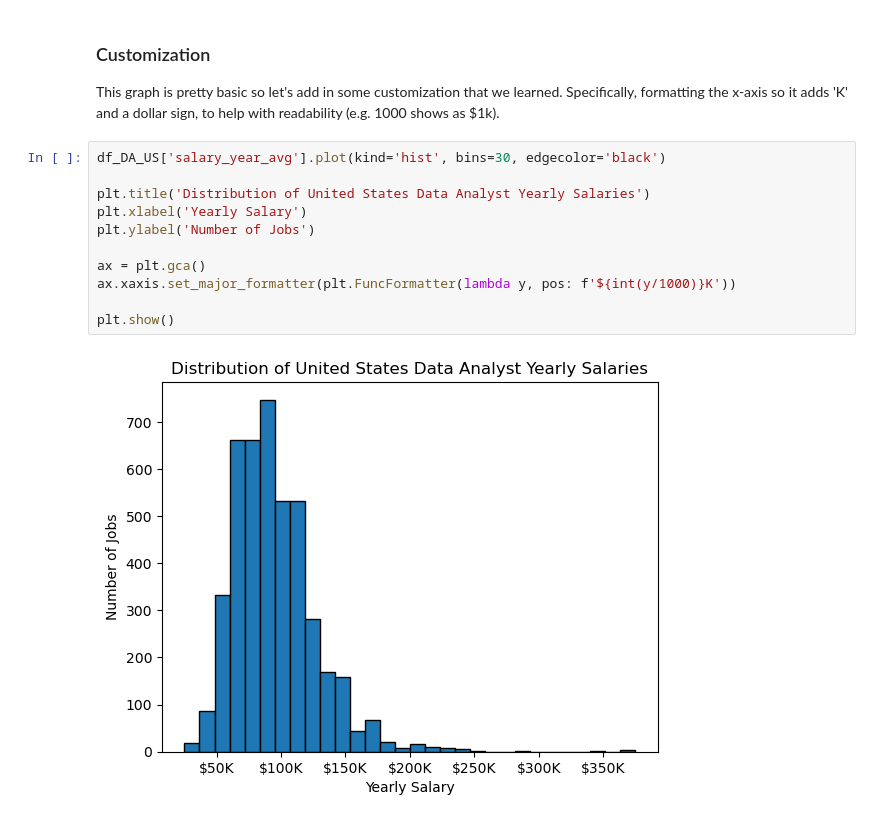
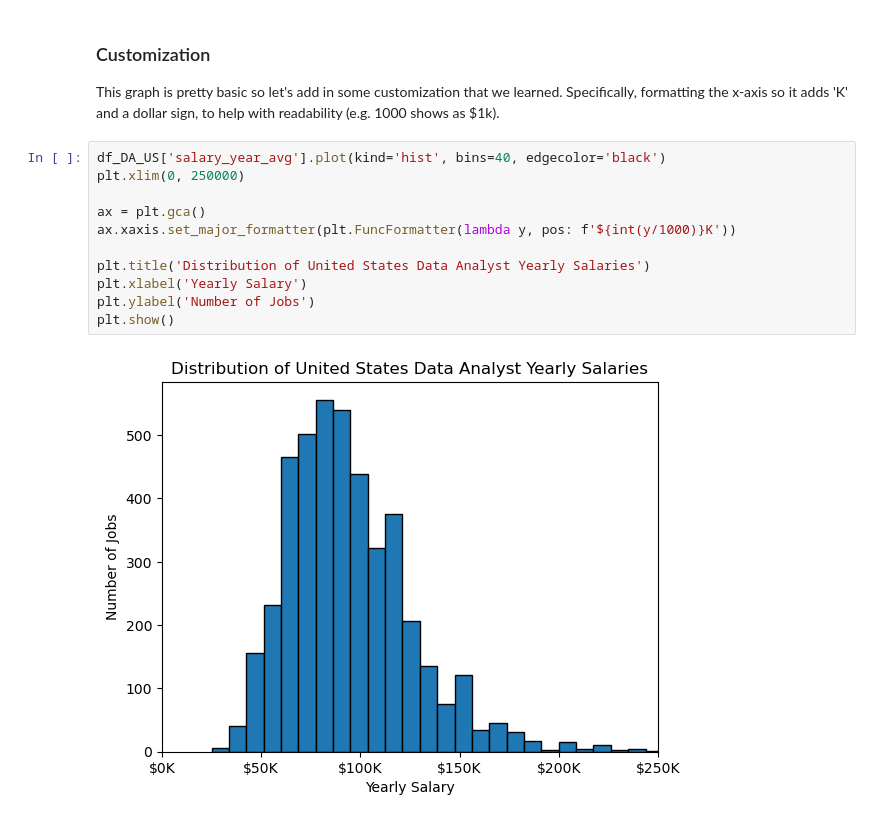
Before and after one commit to lukebarousse/Python_Data_Analytics_Course, a Jupyter notebook: 2_Advanced/17_Matplotlib_Histograms.ipynb, the cells around one changed output. Saved outputs shown, nothing was run; the diff lists cells and outputs as text.

```diff
--- a/2_Advanced/17_Matplotlib_Histograms.ipynb
+++ b/2_Advanced/17_Matplotlib_Histograms.ipynb
@@ -77,15 +77,15 @@ The histogram shows that most data analyst jobs in the U.S. offer salaries betwe
 
 This graph is pretty basic so let's add in some customization that we learned. Specifically, formatting the x-axis so it adds 'K' and a dollar sign, to help with readability (e.g. 1000 shows as $1k).
 # %%
-df_DA_US['salary_year_avg'].plot(kind='hist', bins=30, edgecolor='black')
+df_DA_US['salary_year_avg'].plot(kind='hist', bins=40, edgecolor='black')
+plt.xlim(0, 250000)
+
+ax = plt.gca()
+ax.xaxis.set_major_formatter(plt.FuncFormatter(lambda y, pos: f'${int(y/1000)}K'))
 
 plt.title('Distribution of United States Data Analyst Yearly Salaries')
 plt.xlabel('Yearly Salary')
 plt.ylabel('Number of Jobs')
-
-ax = plt.gca()
-ax.xaxis.set_major_formatter(plt.FuncFormatter(lambda y, pos: f'${int(y/1000)}K'))
-
 plt.show()
 # %% [output]
-[figure, old version]
+[figure, new version]
```
Also changed, not shown: parts of 1 cell of this notebook.
